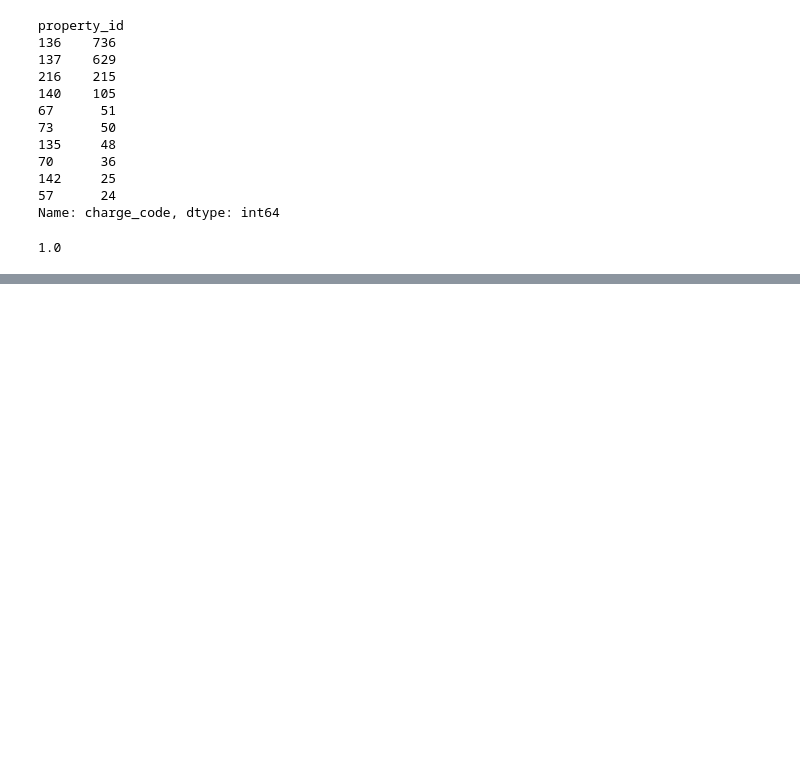
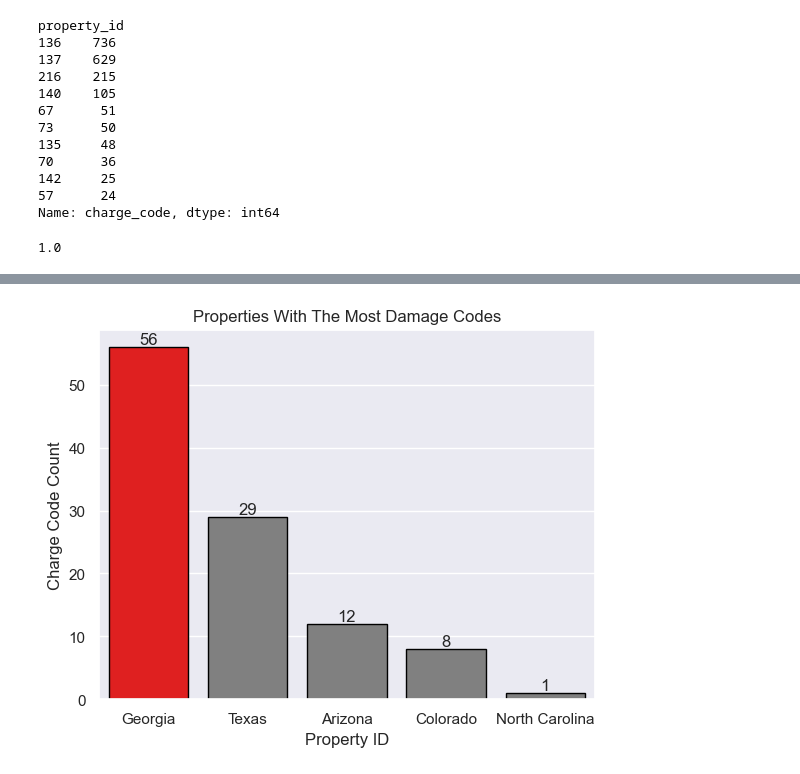
Before and after one commit to Project-DANE/DANE, a Jupyter notebook: e_workbook.ipynb, the cells around one changed output, grey strips where cells are left out. Saved outputs shown, nothing was run; the diff lists cells and outputs as text; code cells hidden in the pictures; blank space fills up the shorter version.

```diff
--- a/e_workbook.ipynb
+++ b/e_workbook.ipynb
@@ -282,0 +437,4 @@ countplot_n(train, 'term', color, bad = True)
+# %%
+e.plot_bad_properties(train)
+# %% [output]
+[figure, added]
```
Also changed, not shown: parts of 15 cells of this notebook, 1 other file.
